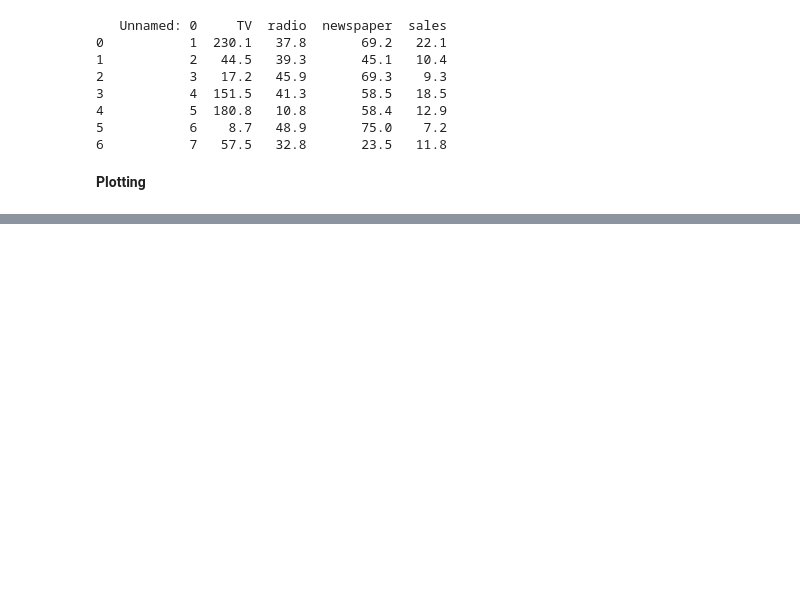
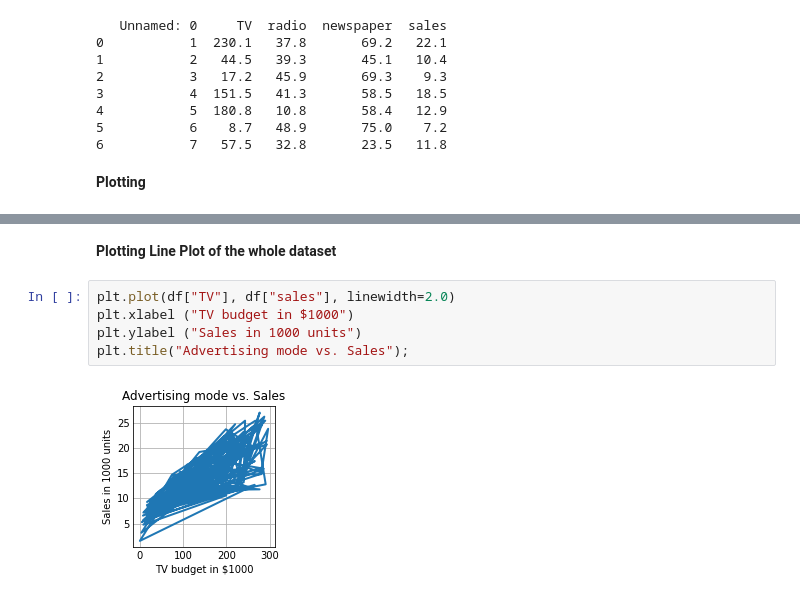
Before and after one commit to gspandhana/MachineLearning, a Jupyter notebook: project1.ipynb, the cells around one changed output, grey strips where cells are left out. Saved outputs shown, nothing was run; the diff lists cells and outputs as text; blank space fills up the shorter version.

```diff
--- a/project1.ipynb
+++ b/project1.ipynb
@@ -58,0 +68,9 @@ plt.title("Advertising mode vs. Sales");
+# %% [markdown]
+**Plotting Line Plot of the whole dataset**
+# %%
+plt.plot(df["TV"], df["sales"], linewidth=2.0)
+plt.xlabel ("TV budget in $1000")
+plt.ylabel ("Sales in 1000 units")
+plt.title("Advertising mode vs. Sales");
+# %% [output]
+[figure, added]
```
Also changed, not shown: parts of 4 cells of this notebook.
